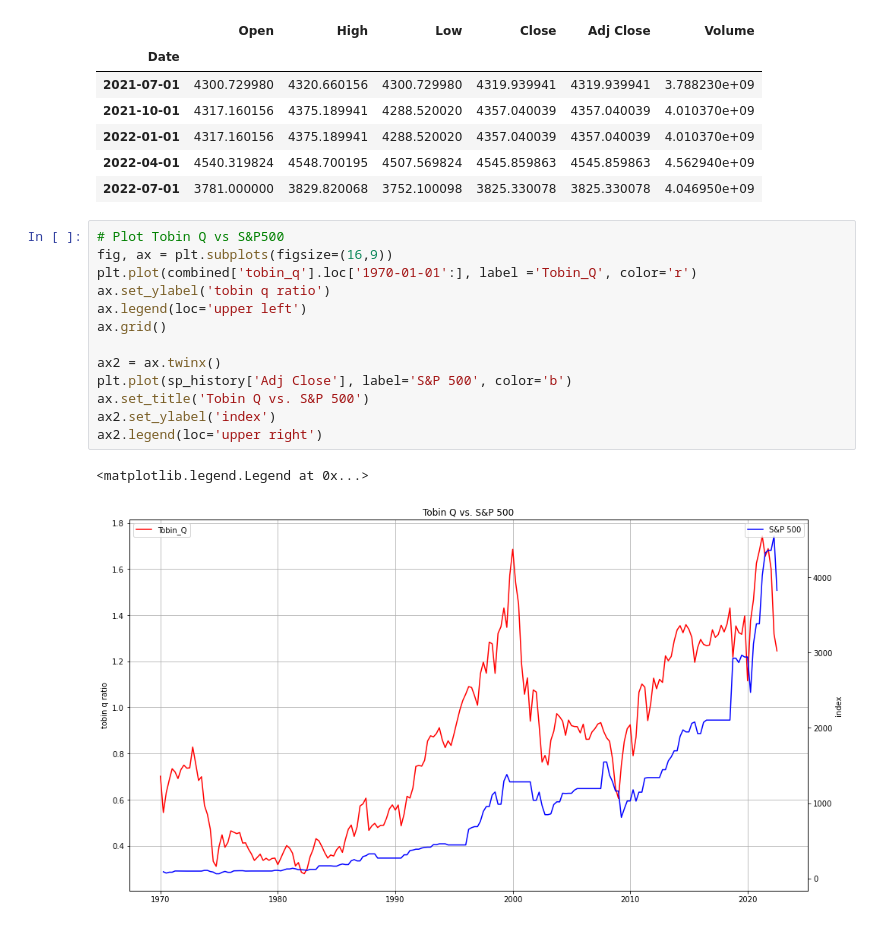
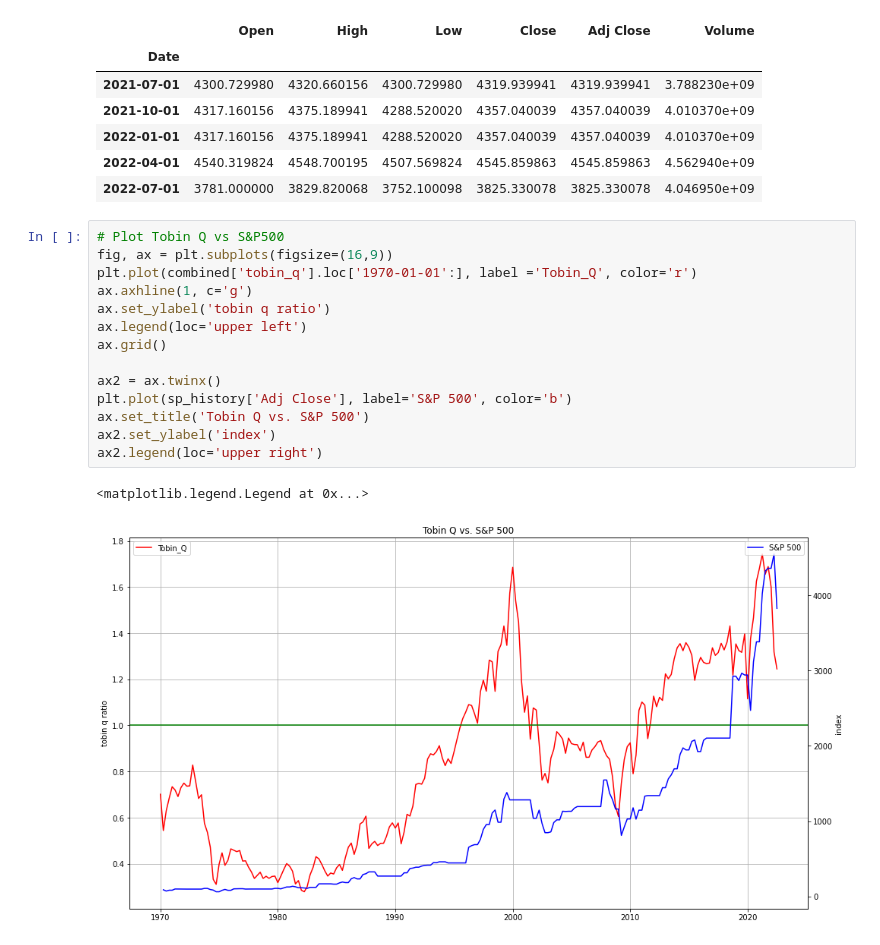
Before and after one commit to dbogatic/market_valuation, a Jupyter notebook: tobin_q.ipynb, the cells around one changed output. Drawn from its saved outputs; the diff is of its cells as text.

Commit message:
edit tobin q plot

```diff
--- a/tobin_q.ipynb
+++ b/tobin_q.ipynb
@@ -98,16 +98,17 @@ sp_history.tail()
 # %%
 # Plot Tobin Q vs S&P500
 fig, ax = plt.subplots(figsize=(16,9))
 plt.plot(combined['tobin_q'].loc['1970-01-01':], label ='Tobin_Q', color='r')
+ax.axhline(1, c='g')
 ax.set_ylabel('tobin q ratio')
 ax.legend(loc='upper left')
 ax.grid()
 
 ax2 = ax.twinx()
 plt.plot(sp_history['Adj Close'], label='S&P 500', color='b')
 ax.set_title('Tobin Q vs. S&P 500')
 ax2.set_ylabel('index')
 ax2.legend(loc='upper right')
 # %% [output]
 <matplotlib.legend.Legend at 0x...>
-[figure, old version]
+[figure, new version]
```
